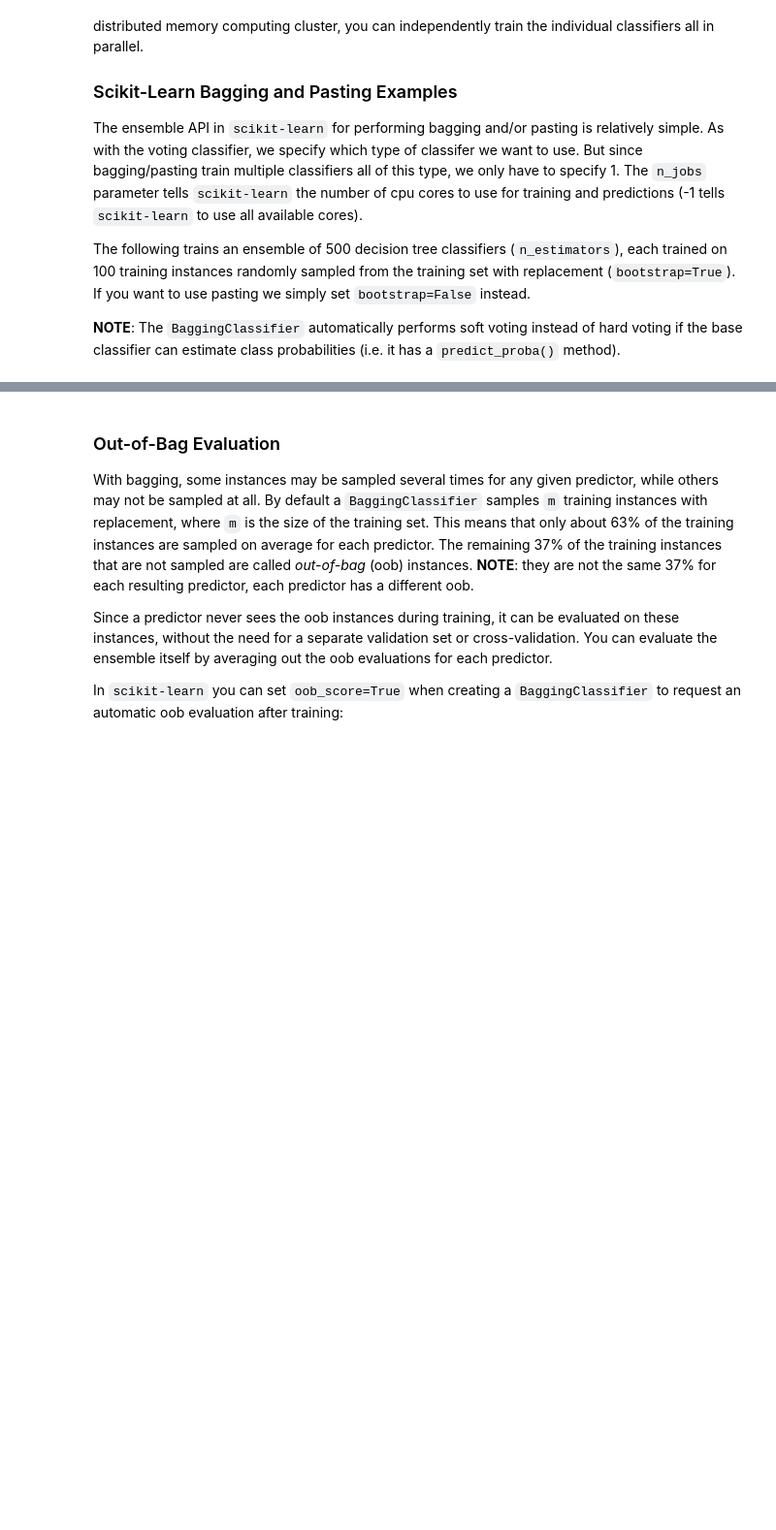
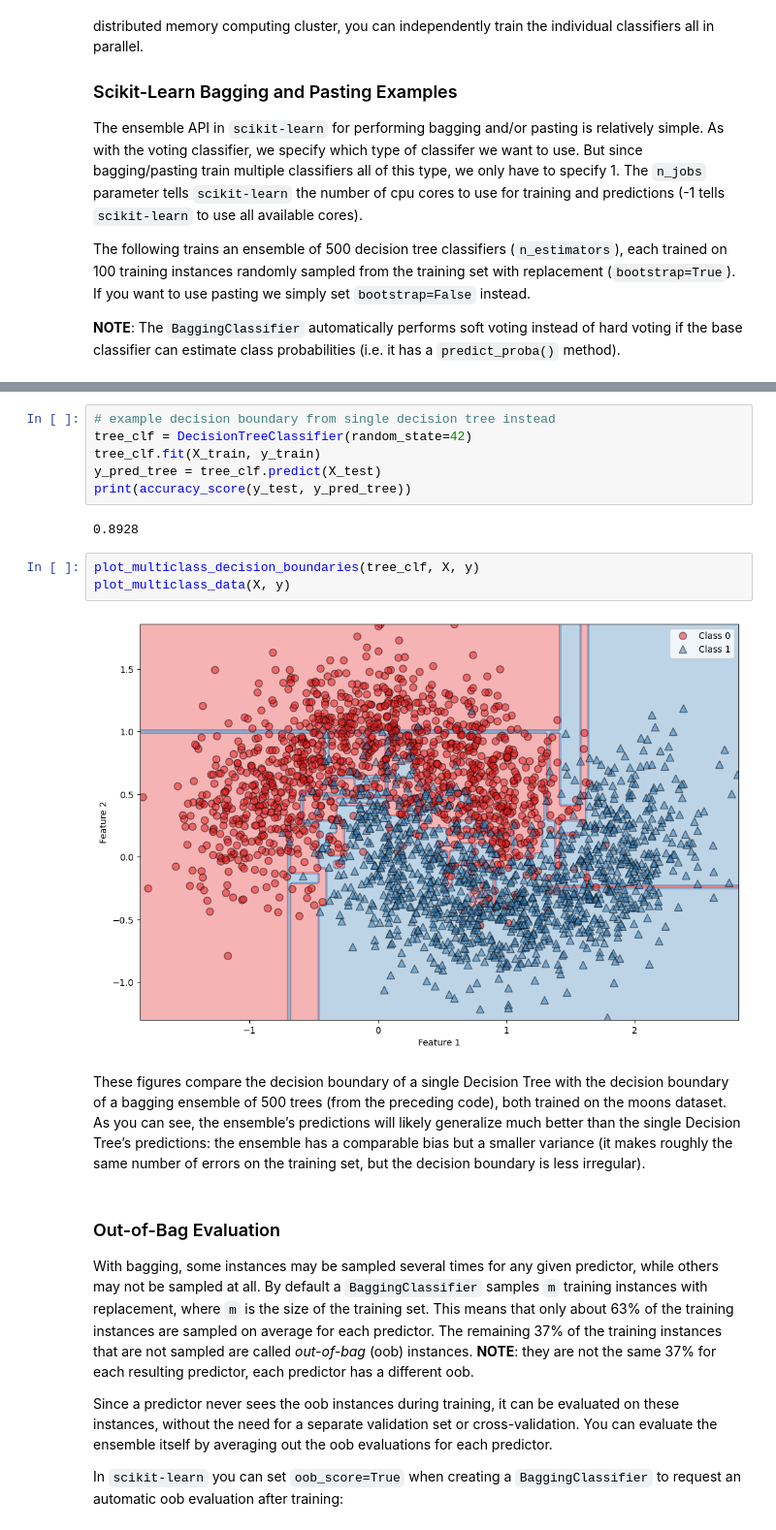
Before and after one commit to Krishna9492/ML, a Jupyter notebook: lectures/homl/homl-07-1-ensembles-random-forests.ipynb, the cells around one changed output, grey strips where cells are left out. Shown at 97% size. Saved outputs shown, nothing was run; the diff lists cells and outputs as text; blank space fills up the shorter version.

Commit message:
Update chapter 07 ensemble learning material
Update the ensembles and random forests materials
significantly.  Add in most all examples given from
the chapter.

```diff
--- a/lectures/homl/homl-07-1-ensembles-random-forests.ipynb
+++ b/lectures/homl/homl-07-1-ensembles-random-forests.ipynb
@@ -353,3 +353,23 @@ plot_multiclass_data(X, y)
+# %%
+# example decision boundary from single decision tree instead
+tree_clf = DecisionTreeClassifier(random_state=42)
+tree_clf.fit(X_train, y_train)
+y_pred_tree = tree_clf.predict(X_test)
+print(accuracy_score(y_test, y_pred_tree))
+# %% [output]
+0.8928
+# %%
+plot_multiclass_decision_boundaries(tree_clf, X, y)
+plot_multiclass_data(X, y)
+# %% [output]
+[figure, added]
+# %% [markdown]
+These figures compare the decision boundary of a single Decision Tree with the decision
+boundary of a bagging ensemble of 500 trees (from the preceding code), both trained on
+the moons dataset. As you can see, the ensemble’s predictions will likely generalize
+much better than the single Decision Tree’s predictions: the ensemble has a comparable
+bias but a smaller variance (it makes roughly the same number of errors on the training
+set, but the decision boundary is less irregular).
 # %% [markdown]
 ### Out-of-Bag Evaluation
 
```
Also changed, not shown: parts of 58 cells of this notebook.
